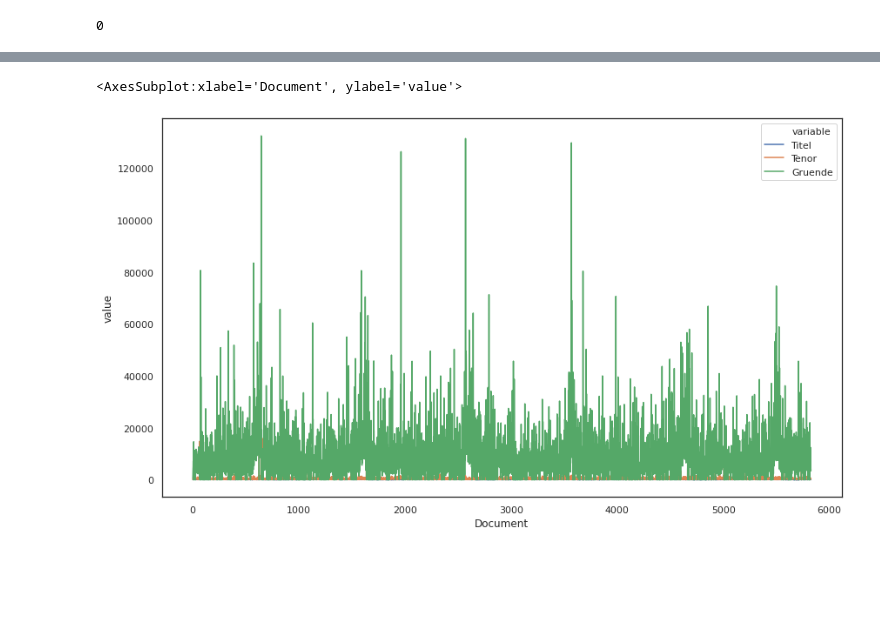
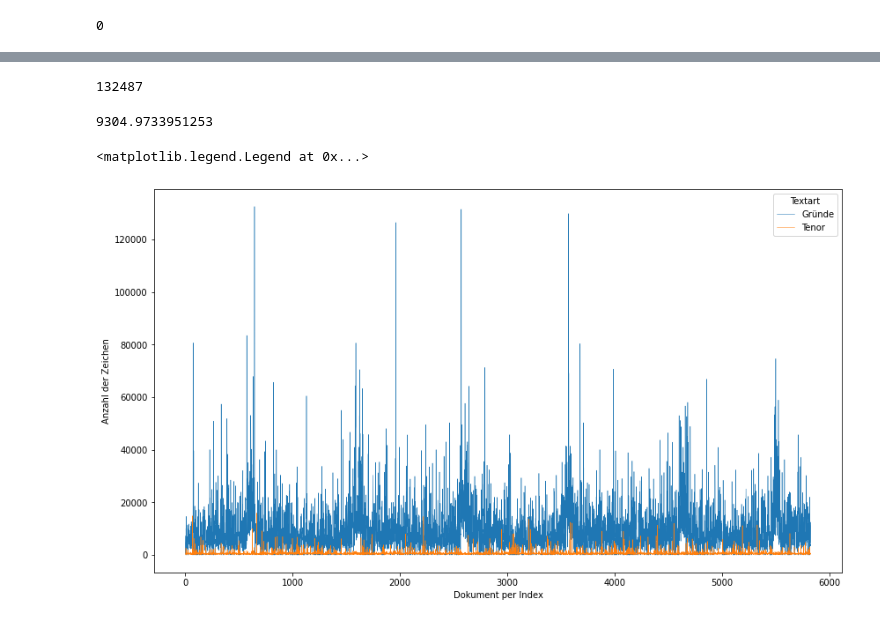
Before and after one commit to Balilicious/legal-decisions-recommender, a Jupyter notebook: DataAnalysis.ipynb, the cells around one changed output, grey strips where cells are left out. Drawn from its saved outputs; the diff is of its cells as text; code cells hidden in the pictures; blank space fills up the shorter version.

```diff
--- a/DataAnalysis.ipynb
+++ b/DataAnalysis.ipynb
@@ -150,12 +146,10 @@ sns.countplot(df.spruchkoerper)
 # %%
-f = plt.figure()
-sns.set(style="white", context="notebook")
+f = plt.figure(figsize=(12,8))
+#sns.set(style="white", context="notebook")
 x = ["1.", "2.", "3.","4.", "5.", "6."]
 y = [anz_ersterStrSen, anz_zweiterStrSen, anz_dritterStrSen, anz_vierterStrSen, anz_fuenfterStrSen, anz_sechsterStrSen]
-ax = sns.barplot(x=x, y=y, palette="rocket")
+ax = sns.barplot(x=x, y=y)#, palette="rocket")
 ax.set(xlabel='Strafsenate (Spruchkörper)', ylabel='Vorkommen absolut')
-
 plt.show()
-
-f.savefig("images/plots/strafsenate.png", bbox_inches="tight", dpi=600)
+#f.savefig("images/plots/strafsenate.png", bbox_inches="tight", dpi=600)
 # %% [output]
@@ -599,13 +382,25 @@ sns.lineplot(data=df_txt_length)
+# %%
+# maximum length Gründe
+len_gruende.max()
+# %% [output]
+132487
+# %%
+# mean length Gründe
+len_gruende.mean()
+# %% [output]
+9304.9733951253
 # %%
-plt.figure(figsize=(14,8))
+f3 = plt.figure(figsize=(14,8))
 
 data_preproc = pd.DataFrame({
     'Document': data.index,
-    'Titel': len_titel,
-    'Tenor': len_tenor,
-    'Gruende': len_gruende})
+    'Gruende': len_gruende,
+    'Tenor': len_tenor})
 
-sns.lineplot(x='Document', y='value', hue='variable', data=pd.melt(data_preproc, ['Document']))
+sns.lineplot(x='Document', y='value', hue='variable', legend=False, data=pd.melt(data_preproc, ['Document']), lw=0.5).set(xlabel='Dokument per Index', ylabel='Anzahl der Zeichen')
+plt.legend(title="Textart",loc='upper right', labels=['Gründe', 'Tenor'])
+
+#f3.savefig("images/plots/textlaenge.png", bbox_inches="tight", dpi=600)
 # %% [output]
-<AxesSubplot:xlabel='Document', ylabel='value'>
+<matplotlib.legend.Legend at 0x...>
-[figure, old version]
+[figure, new version]
```
Also changed, not shown: parts of 74 cells of this notebook.
